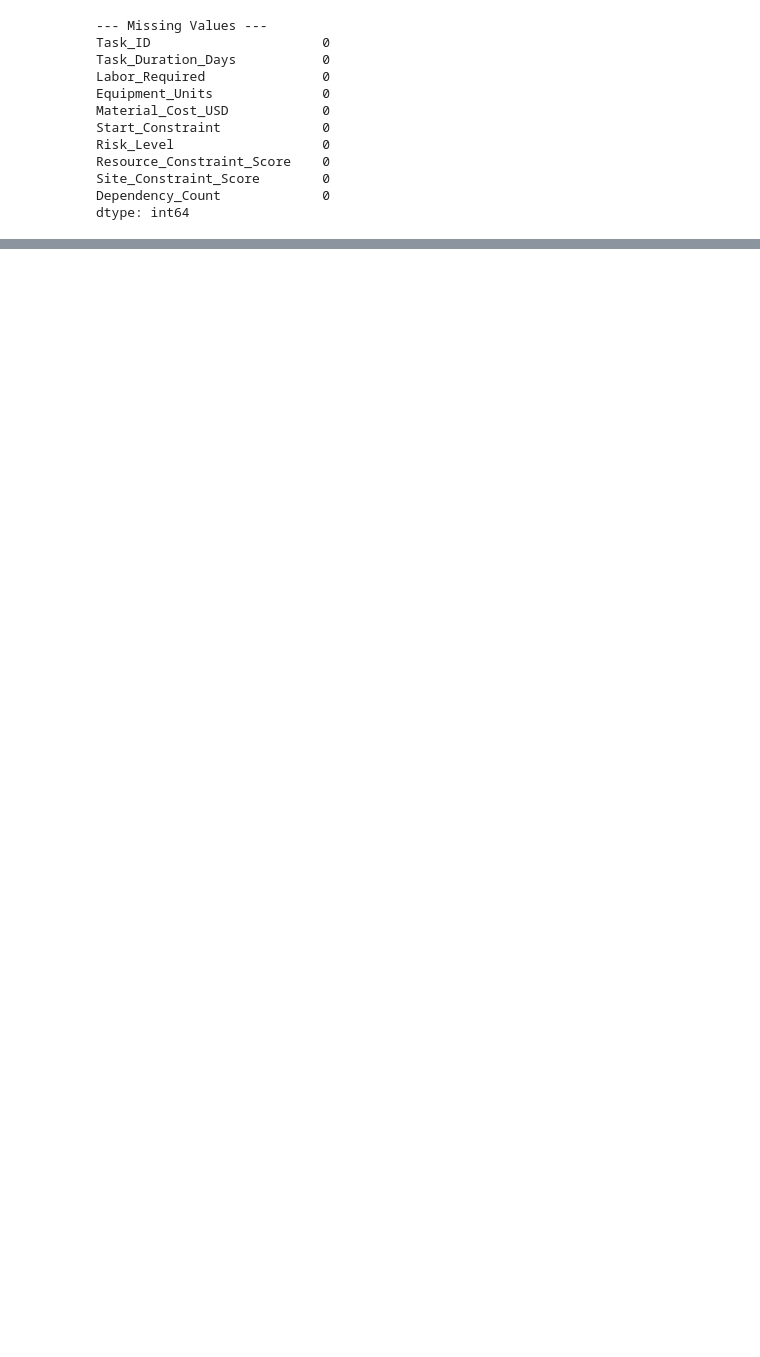
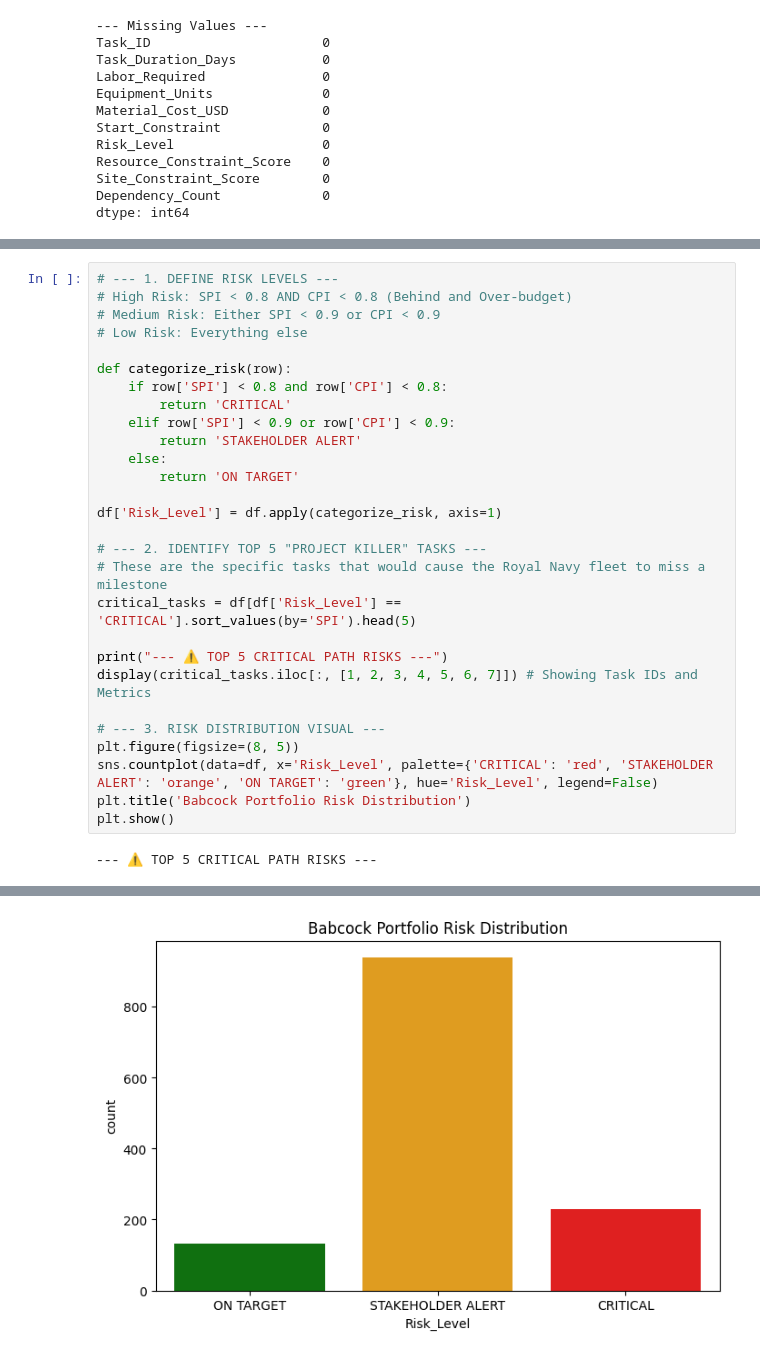
Before and after one commit to Kennyg-w/infrastructure-project-analysis, a Jupyter notebook: notebooks/analysis.ipynb, the cells around one changed output, grey strips where cells are left out. Drawn from its saved outputs; the diff is of its cells as text; blank space fills up the shorter version.

```diff
--- a/notebooks/analysis.ipynb
+++ b/notebooks/analysis.ipynb
@@ -69 +69,31 @@ print("Babcock-style Performance quadrant generated! 🚀")
 Babcock-style Performance quadrant generated! 🚀
+# %%
+# --- 1. DEFINE RISK LEVELS ---
+# High Risk: SPI < 0.8 AND CPI < 0.8 (Behind and Over-budget)
+# Medium Risk: Either SPI < 0.9 or CPI < 0.9
+# Low Risk: Everything else
+
+def categorize_risk(row):
+    if row['SPI'] < 0.8 and row['CPI'] < 0.8:
+        return 'CRITICAL'
+    elif row['SPI'] < 0.9 or row['CPI'] < 0.9:
+        return 'STAKEHOLDER ALERT'
+    else:
+        return 'ON TARGET'
+
+df['Risk_Level'] = df.apply(categorize_risk, axis=1)
+
+# --- 2. IDENTIFY TOP 5 "PROJECT KILLER" TASKS ---
+# These are the specific tasks that would cause the Royal Navy fleet to miss a milestone
+critical_tasks = df[df['Risk_Level'] == 'CRITICAL'].sort_values(by='SPI').head(5)
+
+print("--- ⚠️ TOP 5 CRITICAL PATH RISKS ---")
+display(critical_tasks.iloc[:, [1, 2, 3, 4, 5, 6, 7]]) # Showing Task IDs and Metrics
+
+# --- 3. RISK DISTRIBUTION VISUAL ---
+plt.figure(figsize=(8, 5))
+sns.countplot(data=df, x='Risk_Level', palette={'CRITICAL': 'red', 'STAKEHOLDER ALERT': 'orange', 'ON TARGET': 'green'}, hue='Risk_Level', legend=False)
+plt.title('Babcock Portfolio Risk Distribution')
+plt.show()
+# %% [output]
+--- ⚠️ TOP 5 CRITICAL PATH RISKS ---
@@ -69,0 +106 @@ Babcock-style Performance quadrant generated! 🚀
+[figure, added]
```
Also changed, not shown: parts of 3 cells of this notebook, 2 other files.
